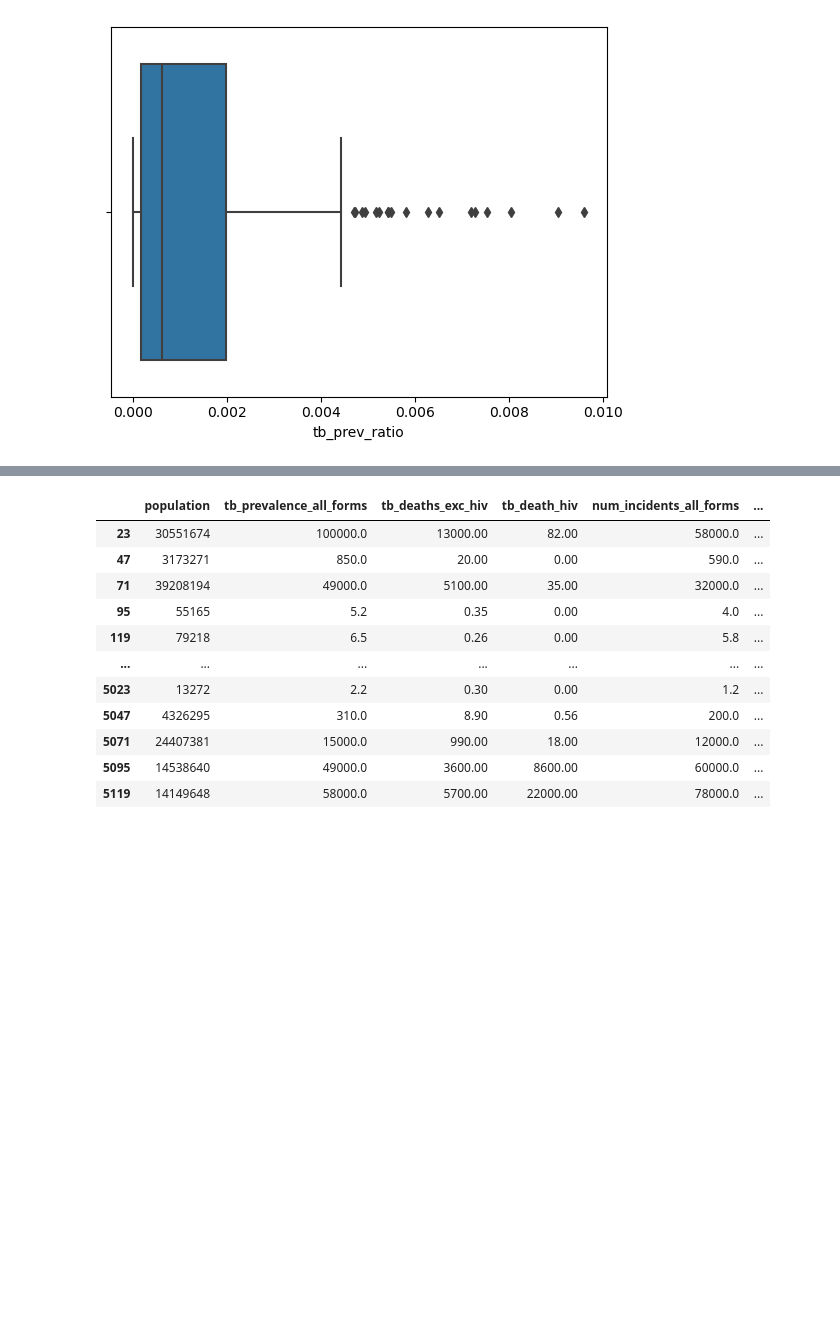
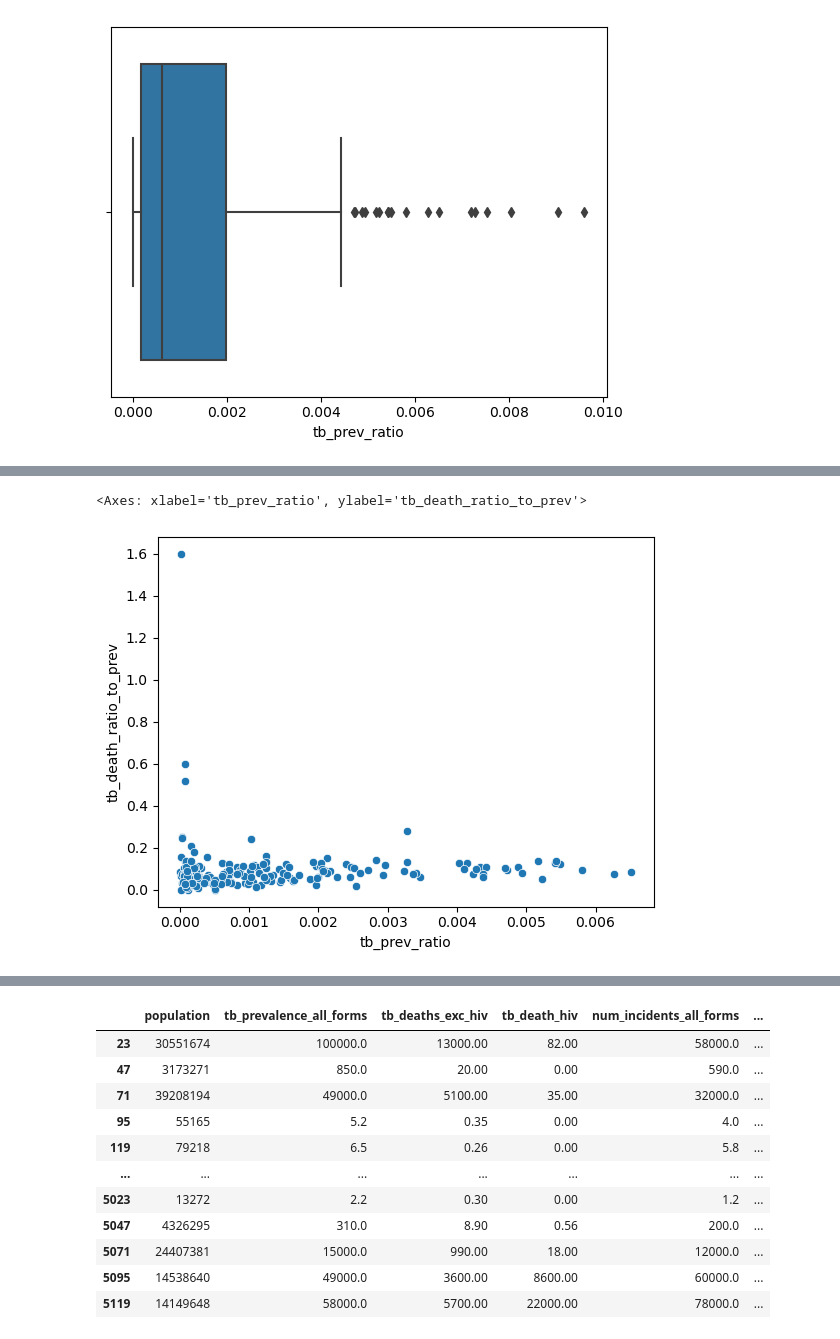
Before and after one commit to rodriguezperezmartin/csc121_datawrangling_project1, a Jupyter notebook: Project1_Martin_Demo.ipynb, the cells around one changed output, grey strips where cells are left out. Cells and saved outputs as stored; diff of their text form; code cells hidden in the pictures; blank space fills up the shorter version.

```diff
--- a/Project1_Martin_Demo.ipynb
+++ b/Project1_Martin_Demo.ipynb
@@ -237,0 +377,6 @@ sns.boxplot(x=df['tb_prev_ratio'])
+# %%
+# Is there a higher death rate where there is a much higher tb prevelence?
+sns.scatterplot(data=no_outliers, x="tb_prev_ratio", y="tb_death_ratio_to_prev")
+# %% [output]
+<Axes: xlabel='tb_prev_ratio', ylabel='tb_death_ratio_to_prev'>
+[figure, added]
```
Also changed, not shown: parts of 41 cells of this notebook.
